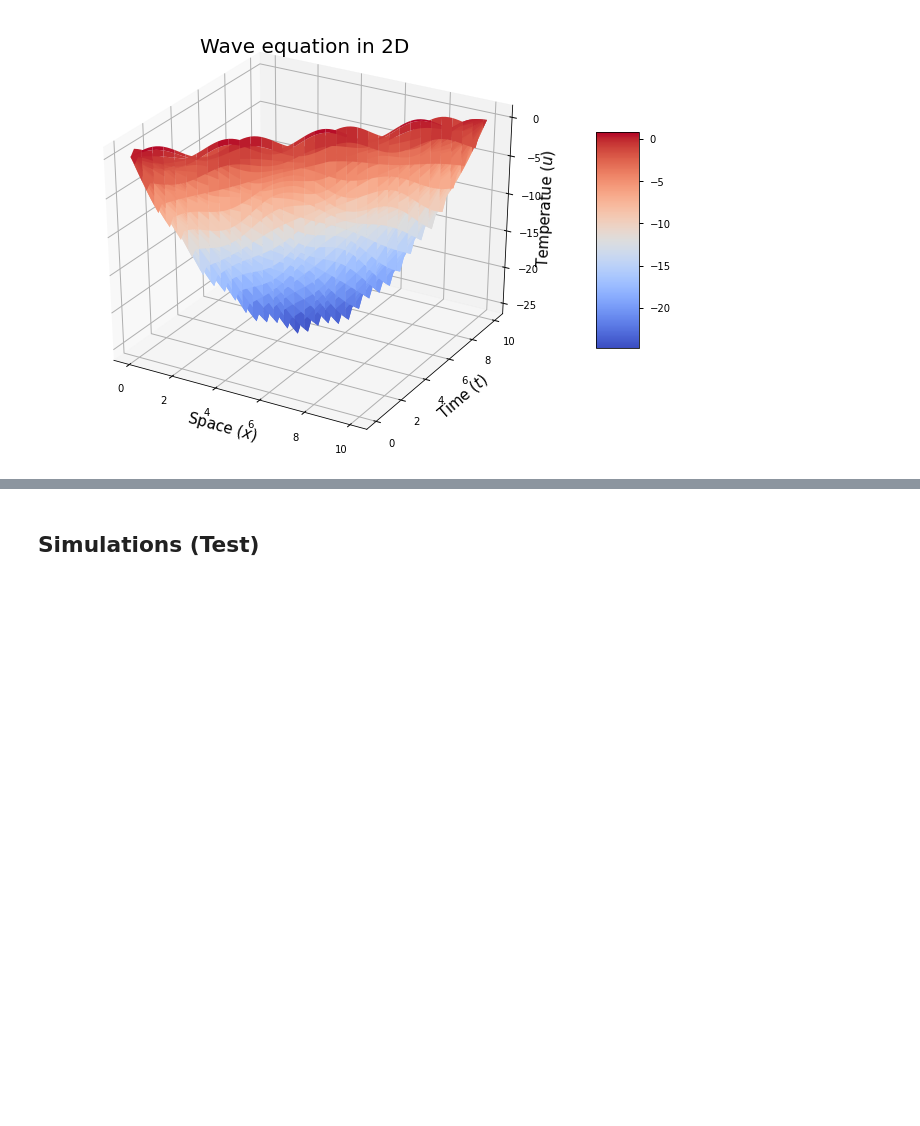
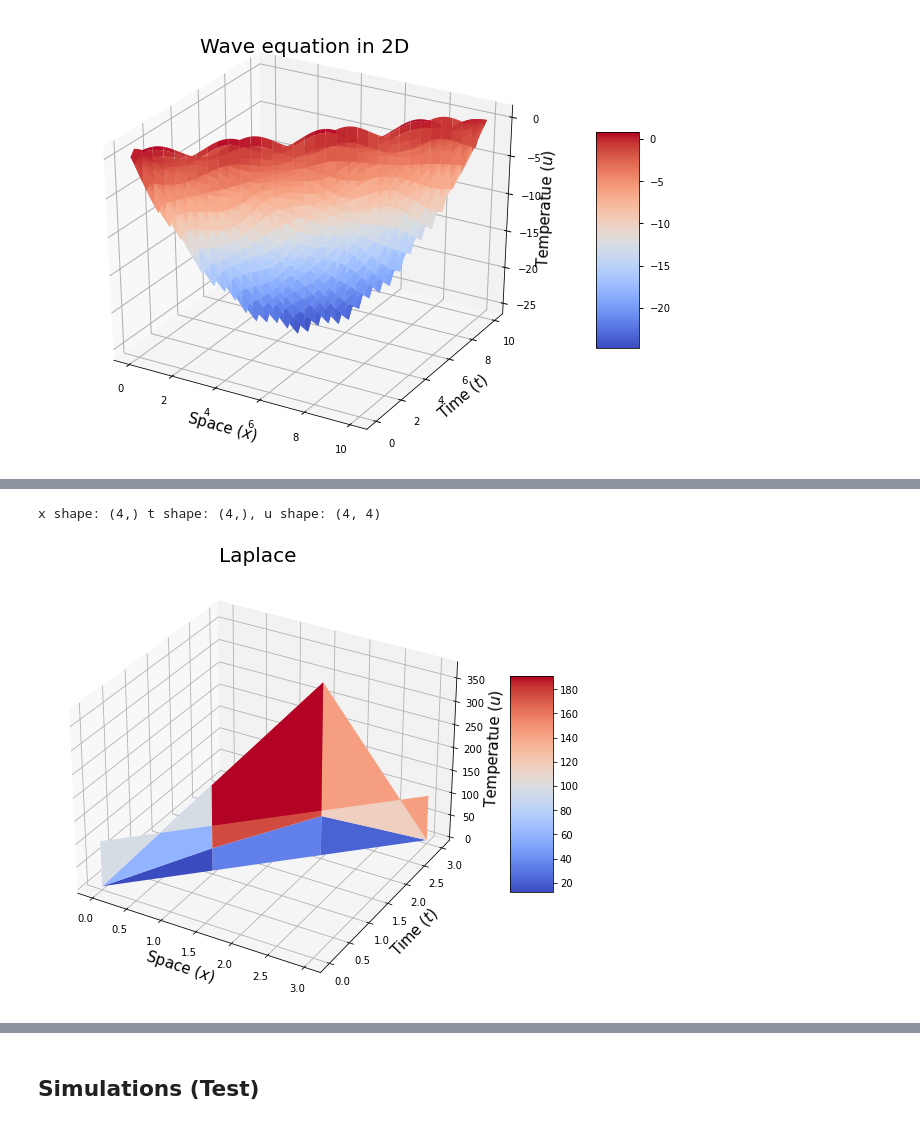
Before and after one commit to Andresmps/Partial-Differential-Equations-Simulator, a Jupyter notebook: Codes/Proyecto_de_EDP.ipynb, the cells around one changed output, grey strips where cells are left out. Drawn from its saved outputs; the diff is of its cells as text; code cells hidden in the pictures; blank space fills up the shorter version.

```diff
--- a/Codes/Proyecto_de_EDP.ipynb
+++ b/Codes/Proyecto_de_EDP.ipynb
@@ -557,0 +649,5 @@ x shape: (101,) t shape: (101,), u shape: (101, 101)
+# %%
+plot_2D(x, y, u, 'Laplace ')
+# %% [output]
+x shape: (4,) t shape: (4,), u shape: (4, 4)
+[figure, added]
```
Also changed, not shown: parts of 14 cells of this notebook, 6 other files.
